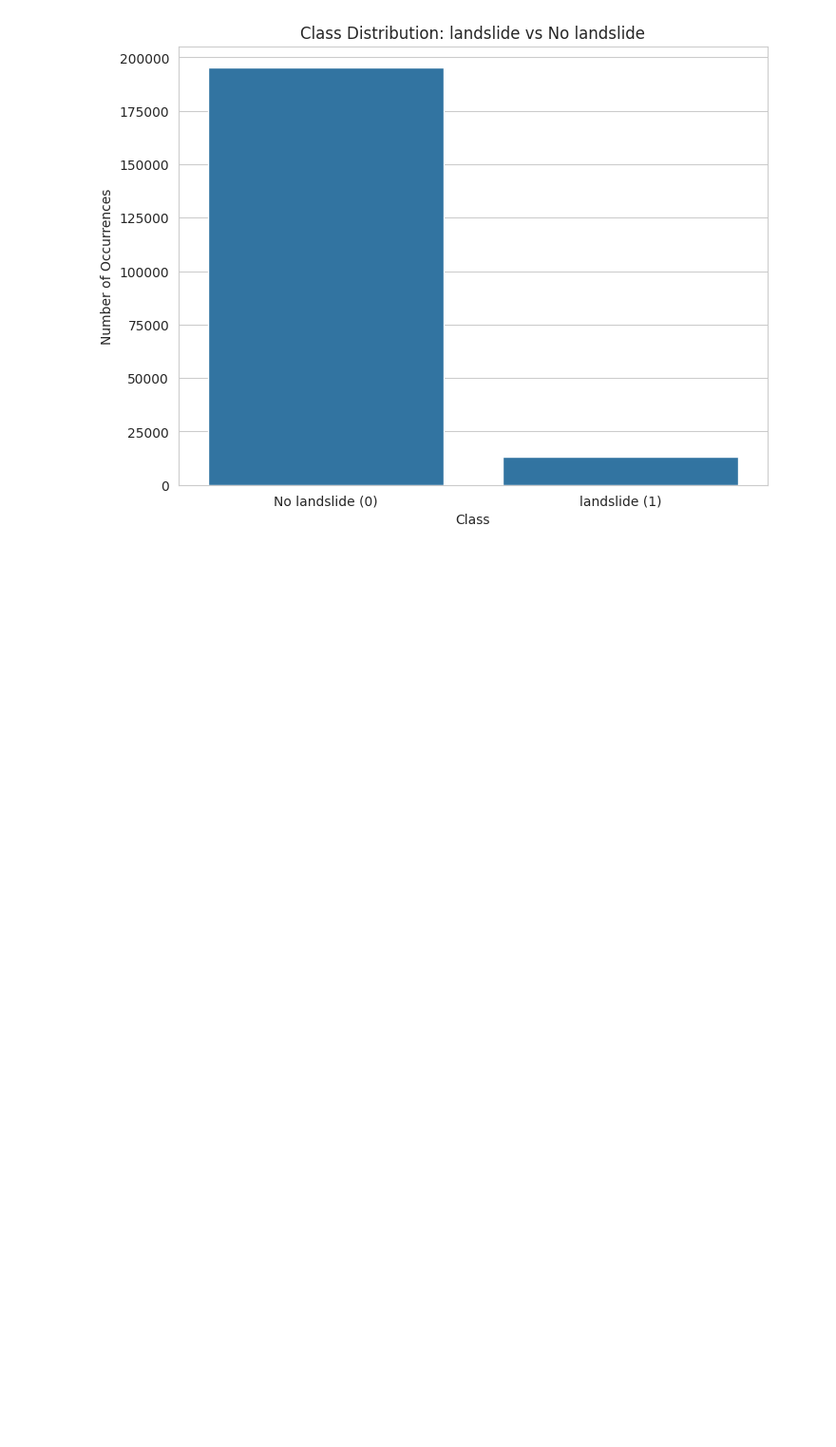
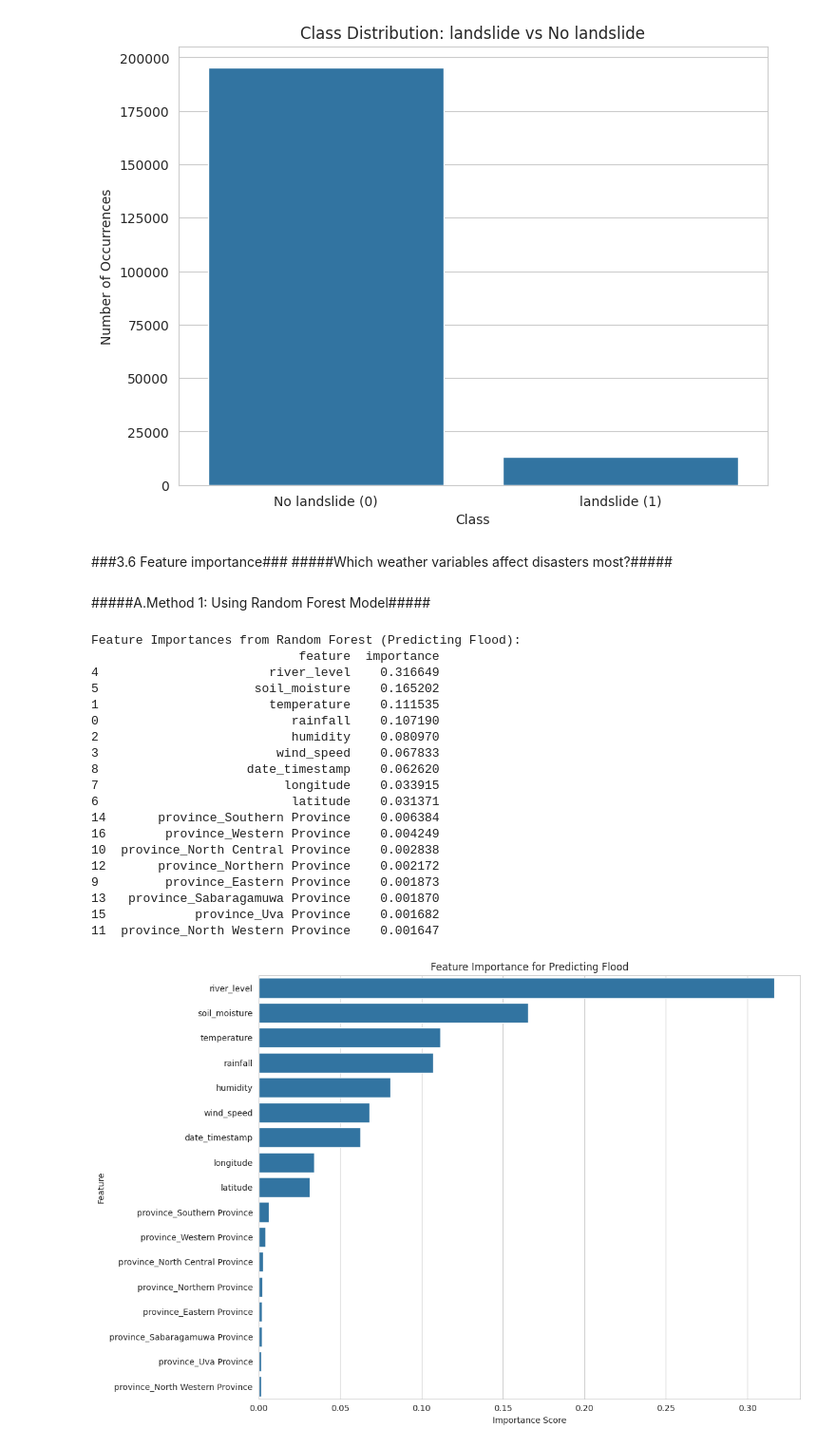
Before and after one commit to Dinesh-Je/Weather-Prediction-using-deeplearning, a Jupyter notebook: Predicting_Natural_Disasters_and_Extreme_Weather_Events_in_South_Asia_Using_a_Hybrid_Deep_Learning_Model.ipynb, the cells around one changed output. Shown at 95% size. Drawn from its saved outputs; the diff is of its cells as text; code cells hidden in the pictures; blank space fills up the shorter version.

```diff
--- a/Predicting_Natural_Disasters_and_Extreme_Weather_Events_in_South_Asia_Using_a_Hybrid_Deep_Learning_Model.ipynb
+++ b/Predicting_Natural_Disasters_and_Extreme_Weather_Events_in_South_Asia_Using_a_Hybrid_Deep_Learning_Model.ipynb
@@ -1044,3 +1059,71 @@ landslide
 1     6.356036
 Name: proportion, dtype: float64
 [figure]
+# %% [markdown]
+###3.6 Feature importance###
+#####Which weather variables affect disasters most?#####
+# %% [markdown]
+#####A.Method 1: Using Random Forest Model#####
+# %%
+from sklearn.ensemble import RandomForestClassifier
+import pandas as pd
+import matplotlib.pyplot as plt
+import seaborn as sns
+
+# --- 1. Prepare data ---
+# Define your features (X) and your target (y)
+# Use final_df which contains the preprocessed features and target variables
+# Exclude target variables and non-numerical columns like 'location' from features
+feature_columns = ['rainfall', 'temperature', 'humidity', 'wind_speed', 'river_level', 'soil_moisture',
+                   'latitude', 'longitude', 'date_timestamp',
+                   'province_Eastern Province', 'province_North Central Province', 'province_North Western Province',
+                   'province_Northern Province', 'province_Sabaragamuwa Province', 'province_Southern Province',
+                   'province_Uva Province', 'province_Western Province'] # Include all preprocessed numerical and encoded features
+
+X = final_df[feature_columns]
+y = final_df['flood'] # Set 'flood' as the target variable for this analysis
+
+# --- 2. Train the Random Forest model ---
+# n_estimators is the number of trees in the forest
+model = RandomForestClassifier(n_estimators=100, random_state=42, n_jobs=-1)
+model.fit(X, y)
+
+# --- 3. Get and display feature importances ---
+importances = model.feature_importances_
+feature_importance_df = pd.DataFrame({
+    'feature': X.columns, # Use X.columns to get the actual feature names used
+    'importance': importances
+}).sort_values(by='importance', ascending=False)
+
+print("Feature Importances from Random Forest (Predicting Flood):")
+print(feature_importance_df)
+
+# --- 4. Visualize the results ---
+plt.figure(figsize=(12, 8)) # Increased figure size for better readability
+sns.barplot(x='importance', y='feature', data=feature_importance_df)
+plt.title('Feature Importance for Predicting Flood')
+plt.xlabel('Importance Score')
+plt.ylabel('Feature')
+plt.tight_layout() # Adjust layout to prevent labels overlapping
+plt.show()
+# %% [output]
+Feature Importances from Random Forest (Predicting Flood):
+                            feature  importance
+4                       river_level    0.316649
+5                     soil_moisture    0.165202
+1                       temperature    0.111535
+0                          rainfall    0.107190
+2                          humidity    0.080970
+3                        wind_speed    0.067833
+8                    date_timestamp    0.062620
+7                         longitude    0.033915
+6                          latitude    0.031371
+14       province_Southern Province    0.006384
+16        province_Western Province    0.004249
+10  province_North Central Province    0.002838
+12       province_Northern Province    0.002172
+9         province_Eastern Province    0.001873
+13   province_Sabaragamuwa Province    0.001870
+15            province_Uva Province    0.001682
+11  province_North Western Province    0.001647
+[figure, added]
```
Also changed, not shown: parts of 21 cells of this notebook.
